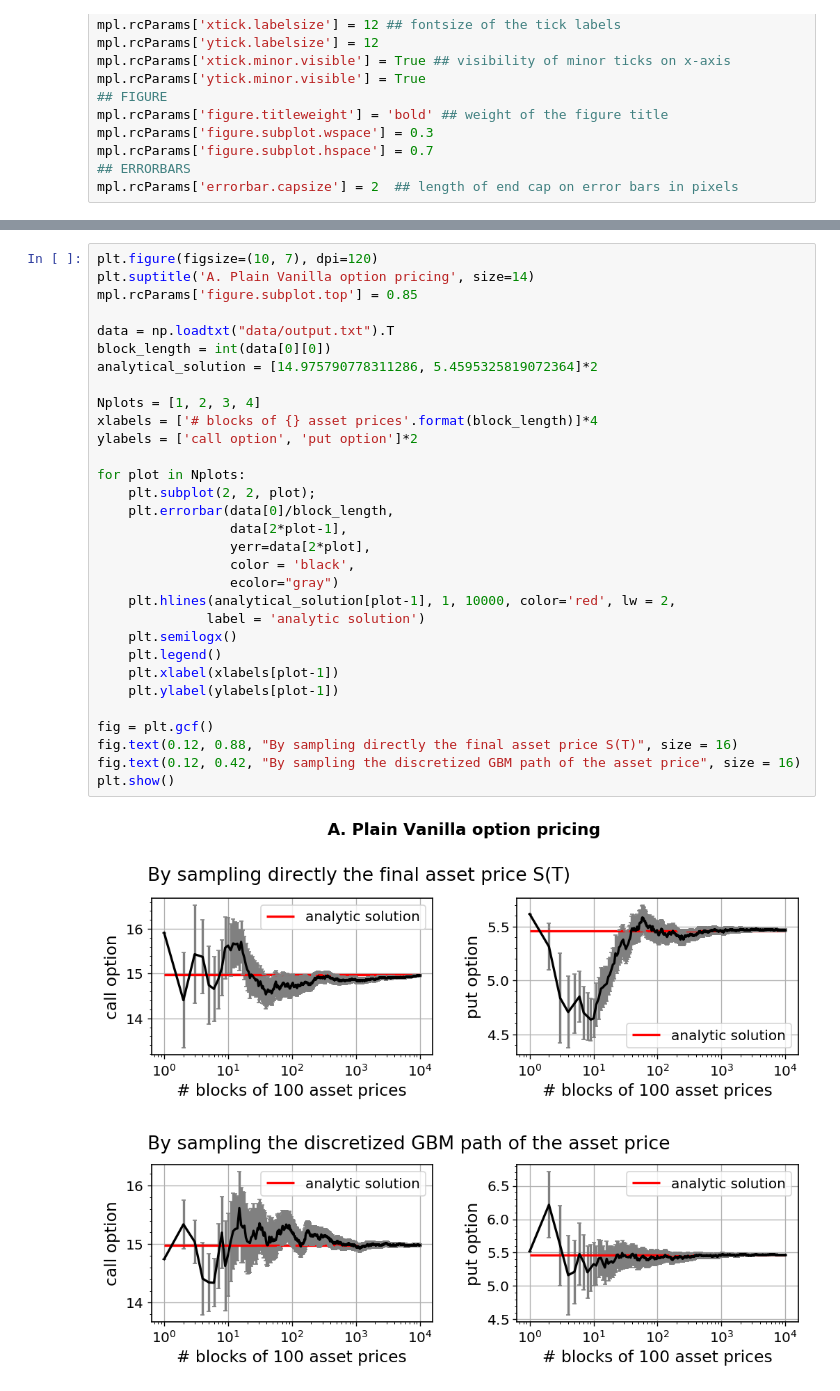
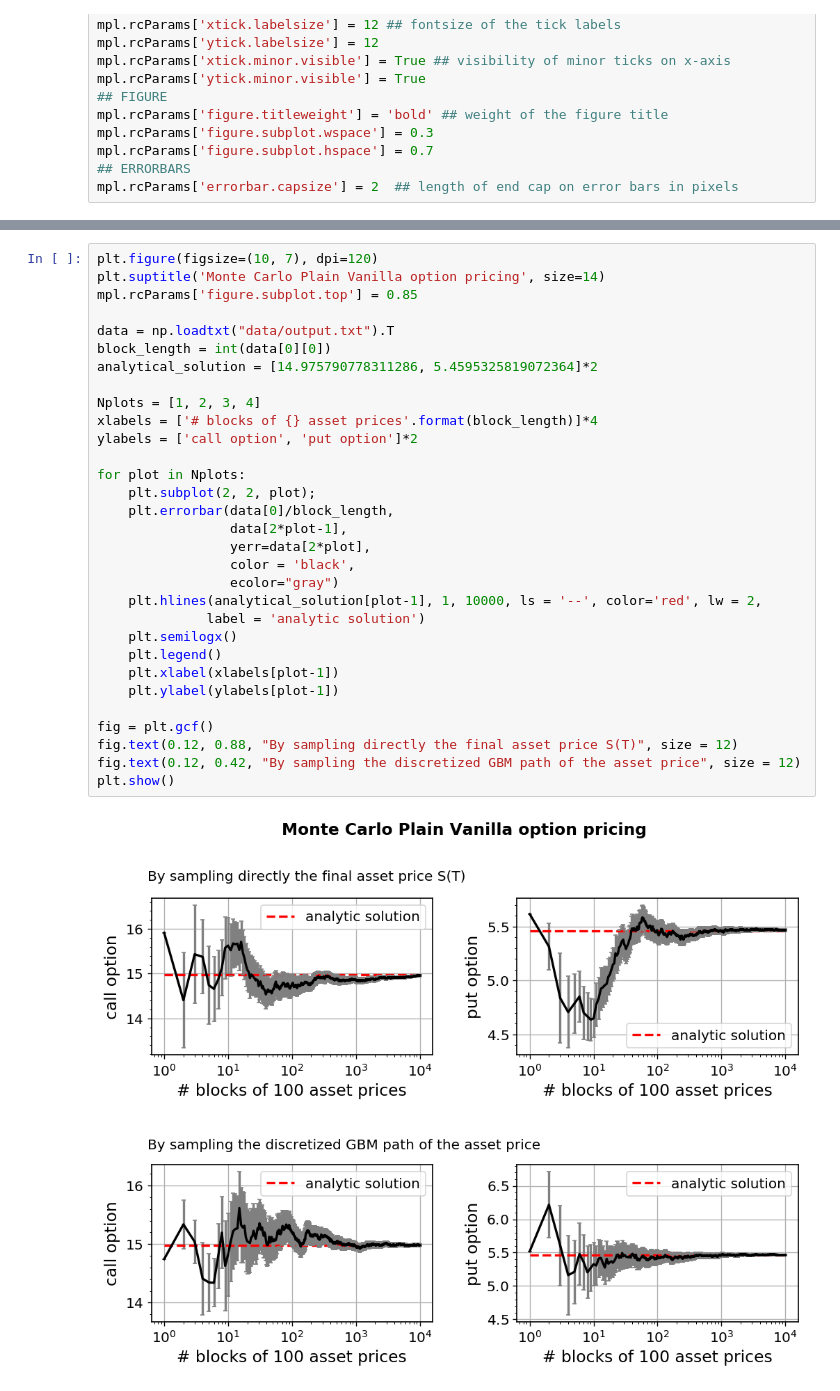
Before and after one commit to Mattia-Corigliano/NSLaboratory, a Jupyter notebook: Exercise_03/Notebook_03.ipynb, the cells around one changed output, grey strips where cells are left out. Saved outputs shown, nothing was run; the diff lists cells and outputs as text.

```diff
--- a/Exercise_03/Notebook_03.ipynb
+++ b/Exercise_03/Notebook_03.ipynb
@@ -69,33 +61,33 @@ dividing $[0,T]$ in $10^2$ time intervals: $S(0)$, $S(t_1)$, $S(t_2)$, ... up to
 # %%
 plt.figure(figsize=(10, 7), dpi=120)
-plt.suptitle('A. Plain Vanilla option pricing', size=14)
+plt.suptitle('Monte Carlo Plain Vanilla option pricing', size=14)
 mpl.rcParams['figure.subplot.top'] = 0.85
 
 data = np.loadtxt("data/output.txt").T
 block_length = int(data[0][0])
 analytical_solution = [14.975790778311286, 5.4595325819072364]*2
 
 Nplots = [1, 2, 3, 4]
 xlabels = ['# blocks of {} asset prices'.format(block_length)]*4
 ylabels = ['call option', 'put option']*2
 
 for plot in Nplots:
     plt.subplot(2, 2, plot);
     plt.errorbar(data[0]/block_length,
                  data[2*plot-1],
                  yerr=data[2*plot],
                  color = 'black',
                  ecolor="gray")
-    plt.hlines(analytical_solution[plot-1], 1, 10000, color='red', lw = 2,
+    plt.hlines(analytical_solution[plot-1], 1, 10000, ls = '--', color='red', lw = 2,
               label = 'analytic solution')
     plt.semilogx()
     plt.legend()
     plt.xlabel(xlabels[plot-1])
     plt.ylabel(ylabels[plot-1])
 
 fig = plt.gcf()
-fig.text(0.12, 0.88, "By sampling directly the final asset price S(T)", size = 16)
-fig.text(0.12, 0.42, "By sampling the discretized GBM path of the asset price", size = 16)
+fig.text(0.12, 0.88, "By sampling directly the final asset price S(T)", size = 12)
+fig.text(0.12, 0.42, "By sampling the discretized GBM path of the asset price", size = 12)
 plt.show()
 # %% [output]
-[figure, old version]
+[figure, new version]
```
Also changed, not shown: parts of 5 cells of this notebook, 33 other files.
